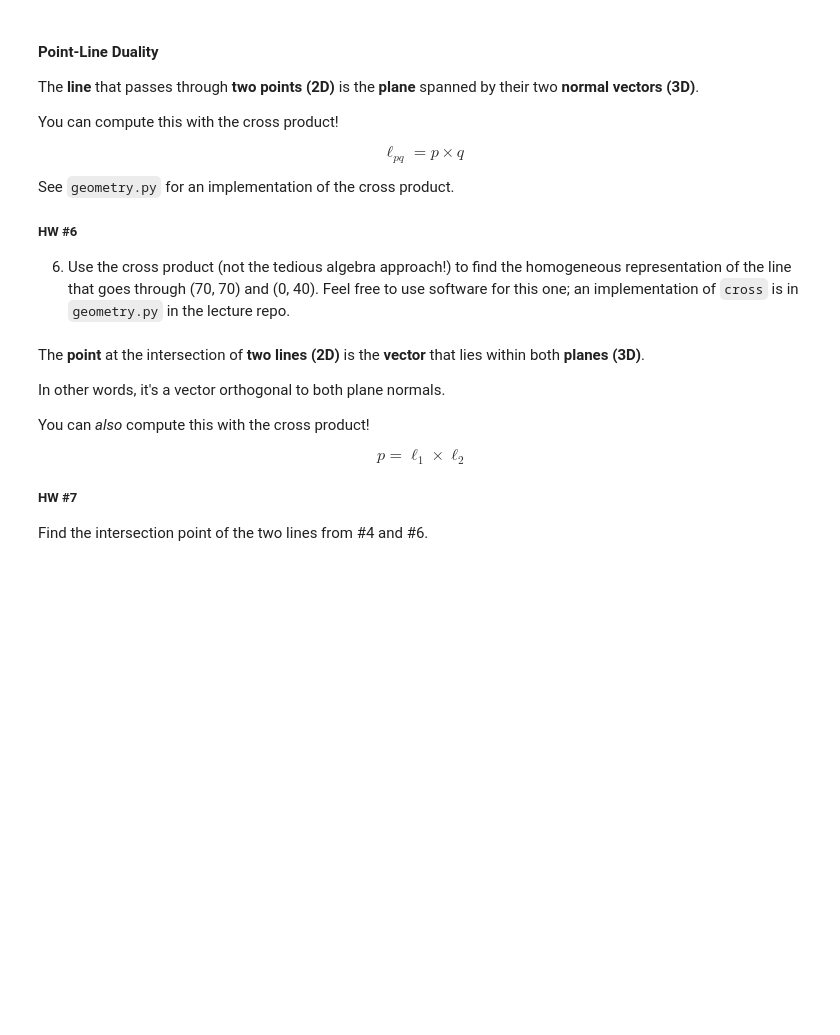
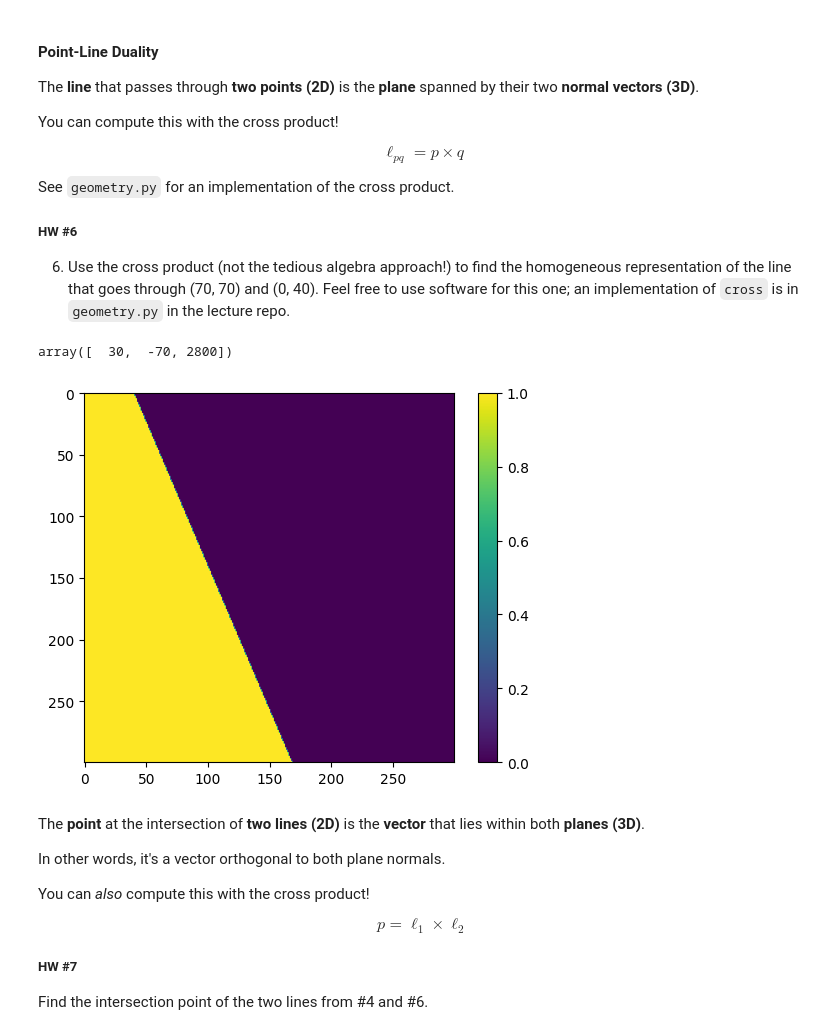
Before and after one commit to csci476-24w/476-lectures, a Jupyter notebook: notebooks/L13_476.ipynb, the cells around one changed output. Saved outputs shown, nothing was run; the diff lists cells and outputs as text; code cells hidden in the pictures; blank space fills up the shorter version.

```diff
--- a/notebooks/L13_476.ipynb
+++ b/notebooks/L13_476.ipynb
@@ -168,12 +173,16 @@ See `geometry.py` for an implementation of the cross product.
 # %%
 # TODO line_6 = ...
 line_6 = geometry.cross([70, 70, 1], [0, 40, 1])
 
 a, b, c = line_6
 x, y = np.mgrid[:300, :300]
-plt.imshow(a*x + b*y + c)
-#plt.imshow(a*x + b*y + c > 0)
+#plt.imshow(a*x + b*y + c)
+plt.imshow(a*x + b*y + c > 0)
 plt.colorbar()
+line_6
+# %% [output]
+array([  30,  -70, 2800])
+[figure, added]
 # %% [markdown]
 The **point** at the intersection of **two lines (2D)** is the **vector** that lies within both **planes (3D)**.
 
```
Also changed, not shown: parts of 4 cells of this notebook, 7 other files.
